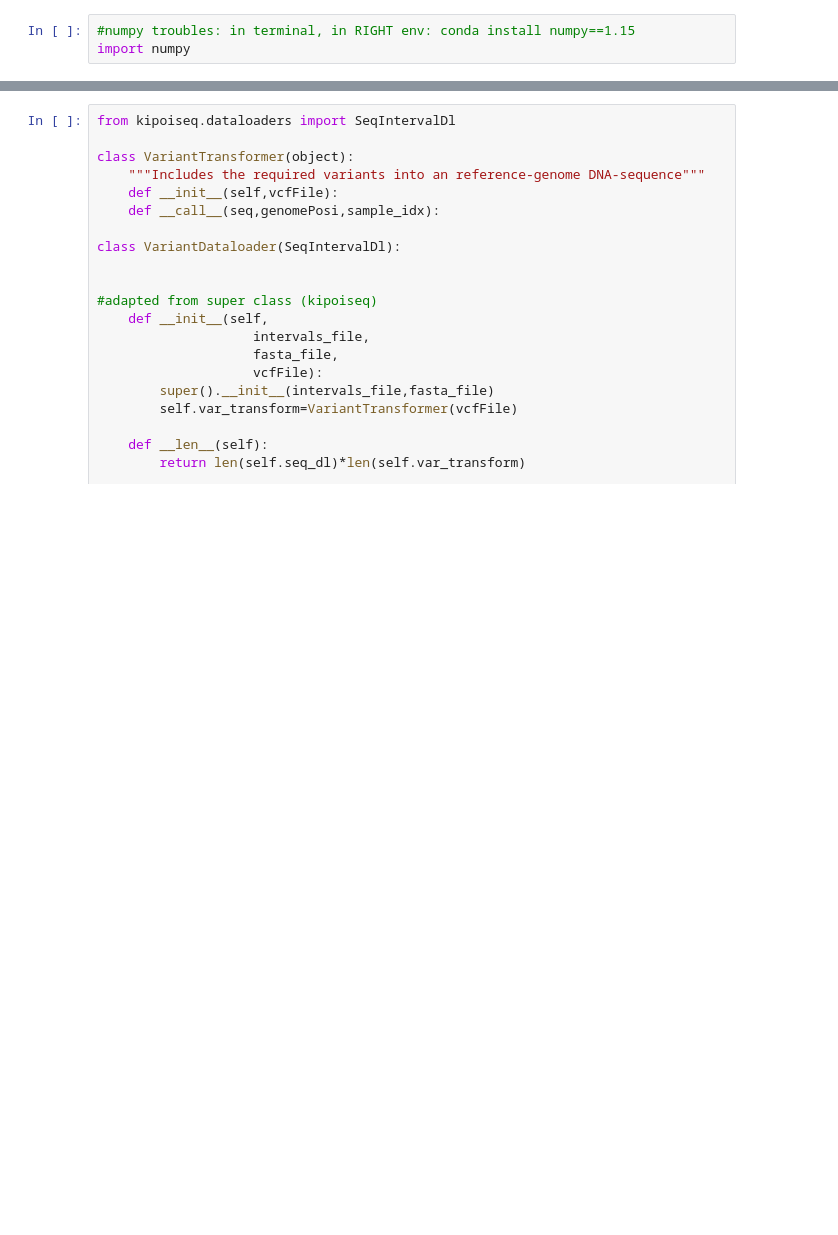
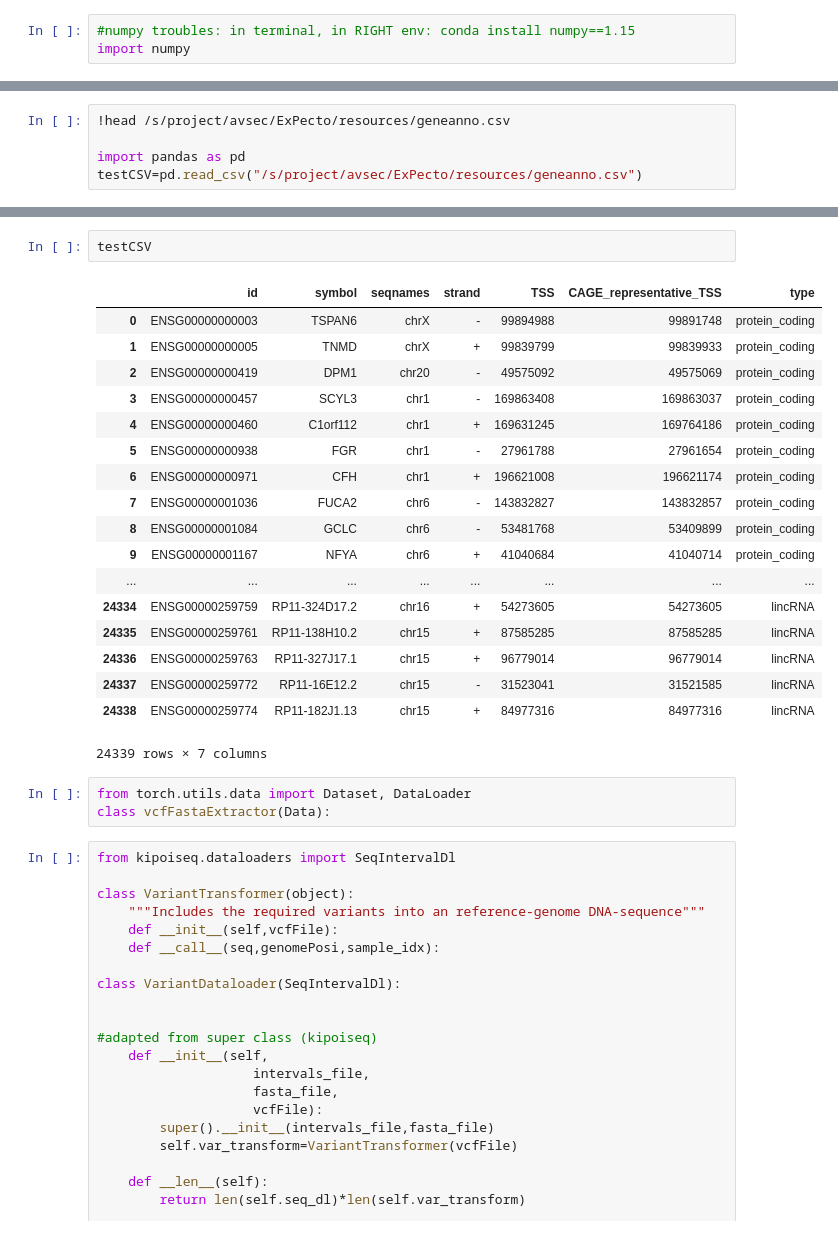
Before and after one commit to gagneurlab/rep, a Jupyter notebook: notebooks/bazenji/03_variantDataloader.ipynb, the cells around one changed output, grey strips where cells are left out. Saved outputs shown, nothing was run; the diff lists cells and outputs as text; blank space fills up the shorter version.

```diff
--- a/notebooks/bazenji/03_variantDataloader.ipynb
+++ b/notebooks/bazenji/03_variantDataloader.ipynb
@@ -87,0 +117,5 @@ class vcfFastaExtractor(object):
+# %%
+!head /s/project/avsec/ExPecto/resources/geneanno.csv
+
+import pandas as pd
+testCSV=pd.read_csv("/s/project/avsec/ExPecto/resources/geneanno.csv")
@@ -88,3 +133,27 @@ class vcfFastaExtractor(object):
+# %%
+testCSV
+# %% [output]
+|  | id | symbol | seqnames | strand | TSS | CAGE_representative_TSS | type |
+| 0 | ENSG00000000003 | TSPAN6 | chrX | - | 99894988 | 99891748 | protein_coding |
+| 1 | ENSG00000000005 | TNMD | chrX | + | 99839799 | 99839933 | protein_coding |
+| 2 | ENSG00000000419 | DPM1 | chr20 | - | 49575092 | 49575069 | protein_coding |
+| 3 | ENSG00000000457 | SCYL3 | chr1 | - | 169863408 | 169863037 | protein_coding |
+| 4 | ENSG00000000460 | C1orf112 | chr1 | + | 169631245 | 169764186 | protein_coding |
+| 5 | ENSG00000000938 | FGR | chr1 | - | 27961788 | 27961654 | protein_coding |
+| 6 | ENSG00000000971 | CFH | chr1 | + | 196621008 | 196621174 | protein_coding |
+| 7 | ENSG00000001036 | FUCA2 | chr6 | - | 143832827 | 143832857 | protein_coding |
+| 8 | ENSG00000001084 | GCLC | chr6 | - | 53481768 | 53409899 | protein_coding |
+| 9 | ENSG00000001167 | NFYA | chr6 | + | 41040684 | 41040714 | protein_coding |
+| ... | ... | ... | ... | ... | ... | ... | ... |
+| 24334 | ENSG00000259759 | RP11-324D17.2 | chr16 | + | 54273605 | 54273605 | lincRNA |
+| 24335 | ENSG00000259761 | RP11-138H10.2 | chr15 | + | 87585285 | 87585285 | lincRNA |
+| 24336 | ENSG00000259763 | RP11-327J17.1 | chr15 | + | 96779014 | 96779014 | lincRNA |
+| 24337 | ENSG00000259772 | RP11-16E12.2 | chr15 | - | 31523041 | 31521585 | lincRNA |
+| 24338 | ENSG00000259774 | RP11-182J1.13 | chr15 | + | 84977316 | 84977316 | lincRNA |
+24339 rows × 7 columns
+# %%
+from torch.utils.data import Dataset, DataLoader
+class vcfFastaExtractor(Data):
 # %%
 from kipoiseq.dataloaders import SeqIntervalDl
 
```
Also changed, not shown: parts of 39 cells of this notebook, 1 other file.
